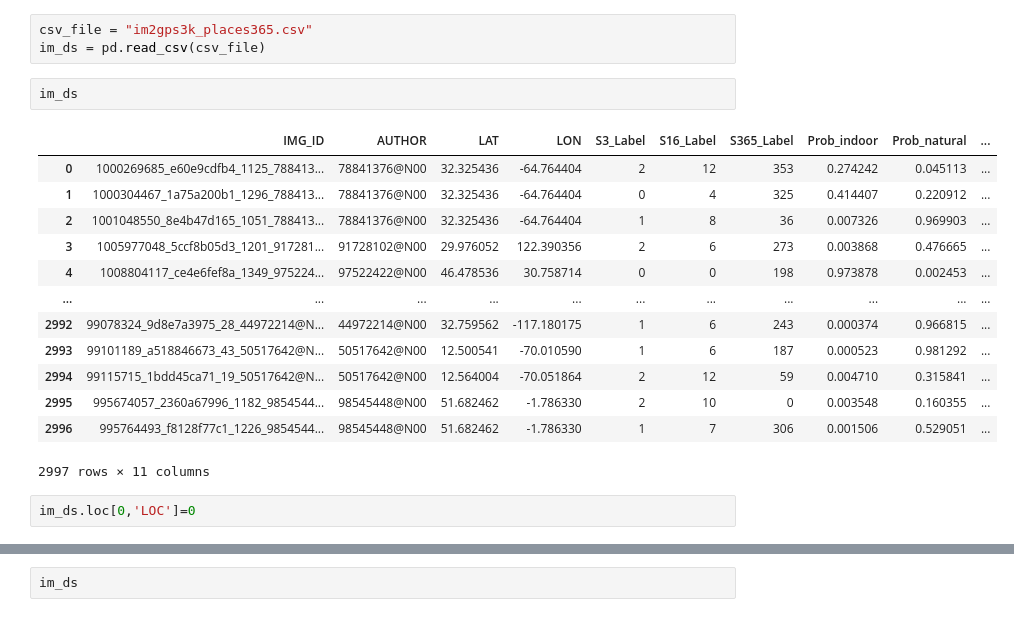
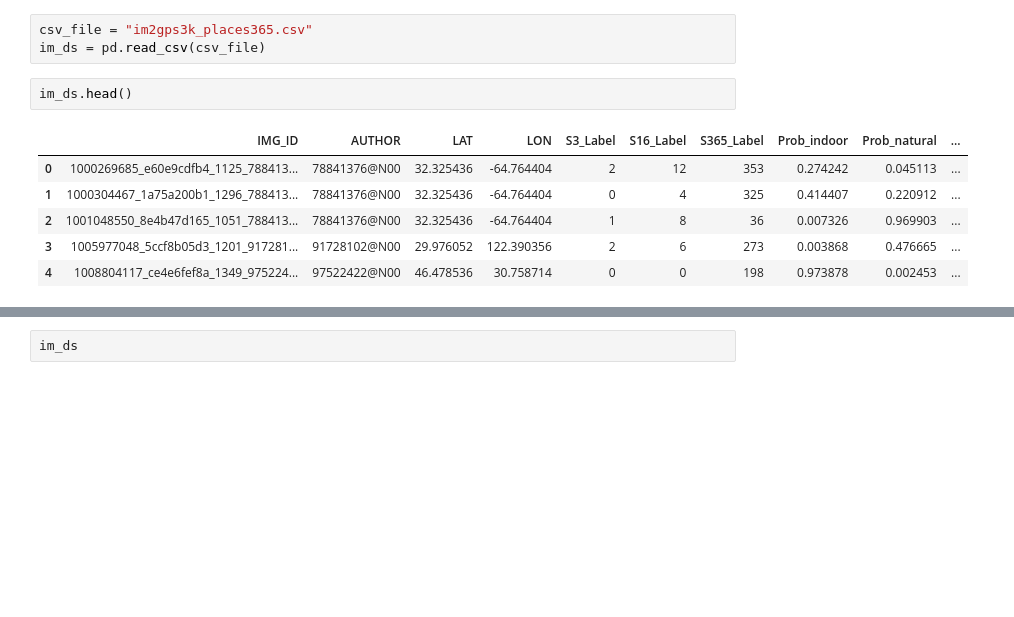
Before and after one commit to ematteli/VisionProject, a Jupyter notebook: GeoEstimation/resources/classifier_localizable.ipynb, the cells around one changed output, grey strips where cells are left out. Cells and saved outputs as stored; diff of their text form; blank space fills up the shorter version.

```diff
--- a/GeoEstimation/resources/classifier_localizable.ipynb
+++ b/GeoEstimation/resources/classifier_localizable.ipynb
@@ -12,22 +10,13 @@ FileNotFoundError: [Errno 2] No such file or directory: 'resources'
 csv_file = "im2gps3k_places365.csv"
 im_ds = pd.read_csv(csv_file)
 # %%
-im_ds
+im_ds.head()
 # %% [output]
 |  | IMG_ID | AUTHOR | LAT | LON | S3_Label | S16_Label | S365_Label | Prob_indoor | Prob_natural | ... |
 | 0 | 1000269685_e60e9cdfb4_1125_788413... | 78841376@N00 | 32.325436 | -64.764404 | 2 | 12 | 353 | 0.274242 | 0.045113 | ... |
 | 1 | 1000304467_1a75a200b1_1296_788413... | 78841376@N00 | 32.325436 | -64.764404 | 0 | 4 | 325 | 0.414407 | 0.220912 | ... |
 | 2 | 1001048550_8e4b47d165_1051_788413... | 78841376@N00 | 32.325436 | -64.764404 | 1 | 8 | 36 | 0.007326 | 0.969903 | ... |
 | 3 | 1005977048_5ccf8b05d3_1201_917281... | 91728102@N00 | 29.976052 | 122.390356 | 2 | 6 | 273 | 0.003868 | 0.476665 | ... |
 | 4 | 1008804117_ce4e6fef8a_1349_975224... | 97522422@N00 | 46.478536 | 30.758714 | 0 | 0 | 198 | 0.973878 | 0.002453 | ... |
-| ... | ... | ... | ... | ... | ... | ... | ... | ... | ... | ... |
-| 2992 | 99078324_9d8e7a3975_28_44972214@N... | 44972214@N00 | 32.759562 | -117.180175 | 1 | 6 | 243 | 0.000374 | 0.966815 | ... |
-| 2993 | 99101189_a518846673_43_50517642@N... | 50517642@N00 | 12.500541 | -70.010590 | 1 | 6 | 187 | 0.000523 | 0.981292 | ... |
-| 2994 | 99115715_1bdd45ca71_19_50517642@N... | 50517642@N00 | 12.564004 | -70.051864 | 2 | 12 | 59 | 0.004710 | 0.315841 | ... |
-| 2995 | 995674057_2360a67996_1182_9854544... | 98545448@N00 | 51.682462 | -1.786330 | 2 | 10 | 0 | 0.003548 | 0.160355 | ... |
-| 2996 | 995764493_f8128f77c1_1226_9854544... | 98545448@N00 | 51.682462 | -1.786330 | 1 | 7 | 306 | 0.001506 | 0.529051 | ... |
-2997 rows × 11 columns
-# %%
-im_ds.loc[0,'LOC']=0
 # %%
 image = im_ds.loc[0]['IMG_ID']
```
Also changed, not shown: parts of 7 cells of this notebook, 1 other file.
